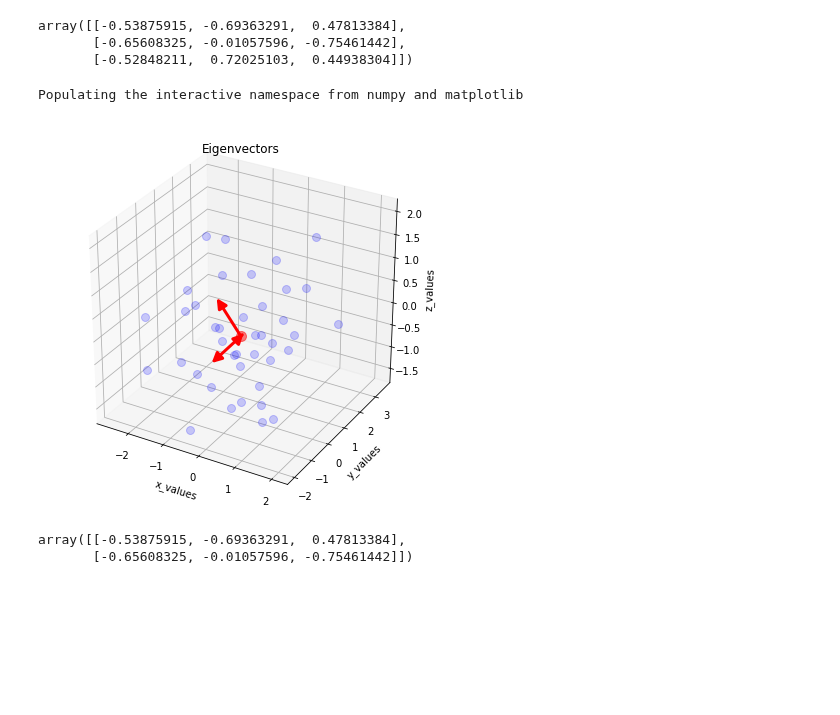
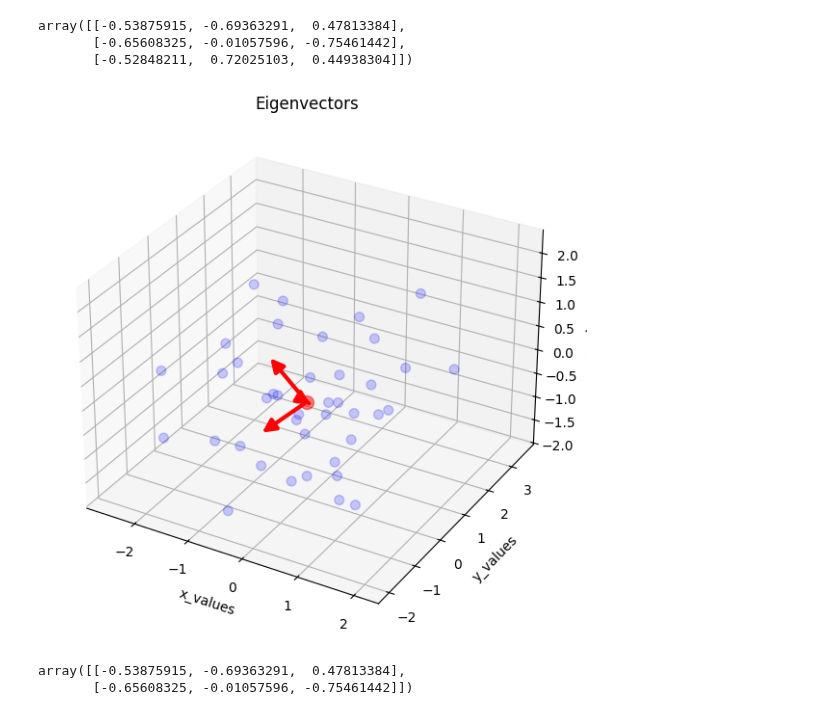
Before and after one commit to Mir-Ilham/ml-from-math-to-applications, a Jupyter notebook: phase3-feature-engineering-and-classical-ML/feature-engineering/19-PCA.ipynb, the cells around one changed output. Cells and saved outputs as stored; diff of their text form; code cells hidden in the pictures; blank space fills up the shorter version.

```diff
--- a/phase3-feature-engineering-and-classical-ML/feature-engineering/19-PCA.ipynb
+++ b/phase3-feature-engineering-and-classical-ML/feature-engineering/19-PCA.ipynb
@@ -19,7 +19,7 @@ df1 = pd.DataFrame(class2_sample,columns=['feature1','feature2','feature3'])
 
 df1['target'] = 0
 
-df = df.append(df1,ignore_index=True)
+df = pd.concat([df, df1],ignore_index=True)
 
 df = df.sample(40)
 # %%
@@ -73,43 +60,72 @@ array([[-0.53875915, -0.69363291,  0.47813384],
        [-0.65608325, -0.01057596, -0.75461442],
        [-0.52848211,  0.72025103,  0.44938304]])
 # %%
-%pylab inline
-
-from matplotlib import pyplot as plt
-from mpl_toolkits.mplot3d import Axes3D
+import matplotlib.pyplot as plt
 from mpl_toolkits.mplot3d import proj3d
 from matplotlib.patches import FancyArrowPatch
 
 
 class Arrow3D(FancyArrowPatch):
     def __init__(self, xs, ys, zs, *args, **kwargs):
-        FancyArrowPatch.__init__(self, (0,0), (0,0), *args, **kwargs)
+        super().__init__((0, 0), (0, 0), *args, **kwargs)
         self._verts3d = xs, ys, zs
+
+    def do_3d_projection(self):
+        xs3d, ys3d, zs3d = self._verts3d
+        return min(zs3d)
 
     def draw(self, renderer):
         xs3d, ys3d, zs3d = self._verts3d
-        xs, ys, zs = proj3d.proj_transform(xs3d, ys3d, zs3d, renderer.M)
-        self.set_positions((xs[0],ys[0]),(xs[1],ys[1]))
-        FancyArrowPatch.draw(self, renderer)
+        xs, ys, zs = proj3d.proj_transform(xs3d, ys3d, zs3d, self.axes.get_proj())
+        self.set_positions((xs[0], ys[0]), (xs[1], ys[1]))
+        super().draw(renderer)
 
-fig = plt.figure(figsize=(7,7))
+
+fig = plt.figure(figsize=(7, 7))
 ax = fig.add_subplot(111, projection='3d')
 
-ax.plot(df['feature1'], df['feature2'], df['feature3'], 'o', markersize=8, color='blue', alpha=0.2)
-ax.plot([df['feature1'].mean()], [df['feature2'].mean()], [df['feature3'].mean()], 'o', markersize=10, color='red', alpha=0.5)
+ax.scatter(
+    df['feature1'],
+    df['feature2'],
+    df['feature3'],
+    s=50,
+    c='blue',
+    alpha=0.2
+)
+
+mean_x = df['feature1'].mean()
+mean_y = df['feature2'].mean()
+mean_z = df['feature3'].mean()
+
+ax.scatter(
+    [mean_x],
+    [mean_y],
+    [mean_z],
+    s=100,
+    c='red',
+    alpha=0.5
+)
+
 for v in eigen_vectors.T:
-    a = Arrow3D([df['feature1'].mean(), v[0]], [df['feature2'].mean(), v[1]], [df['feature3'].mean(), v[2]], mutation_scale=20, lw=3, arrowstyle="-|>", color="r")
+    a = Arrow3D(
+        [mean_x, mean_x + v[0]],
+        [mean_y, mean_y + v[1]],
+        [mean_z, mean_z + v[2]],
+        mutation_scale=20,
+        lw=3,
+        arrowstyle="-|>",
+        color="r"
+    )
     ax.add_artist(a)
+
 ax.set_xlabel('x_values')
 ax.set_ylabel('y_values')
 ax.set_zlabel('z_values')
 
 plt.title('Eigenvectors')
-
 plt.show()
 # %% [output]
-Populating the interactive namespace from numpy and matplotlib
-[figure, old version]
+[figure, new version]
 # %%
 pc = eigen_vectors[0:2]
 pc
```
Also changed, not shown: parts of 2 cells of this notebook.
